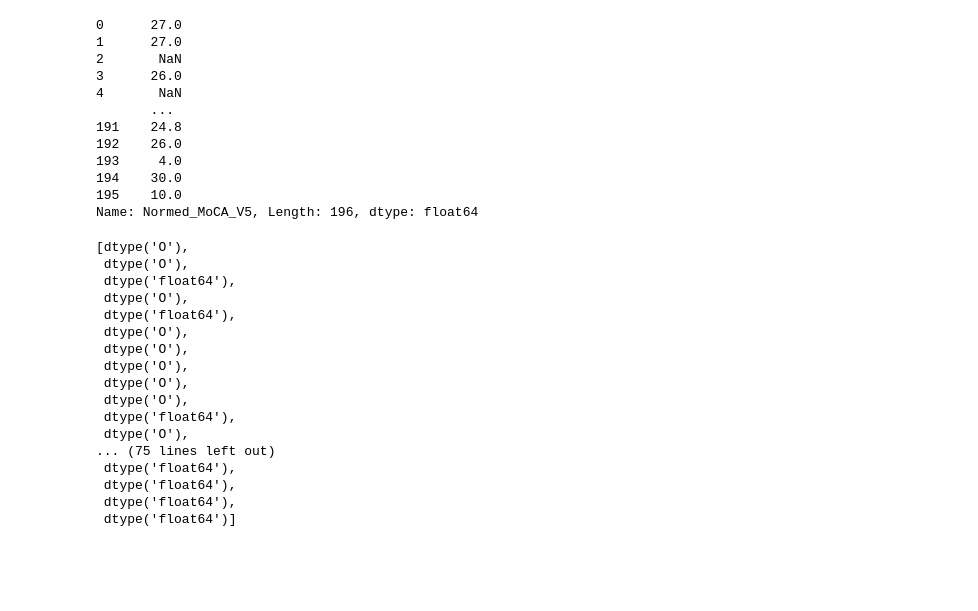
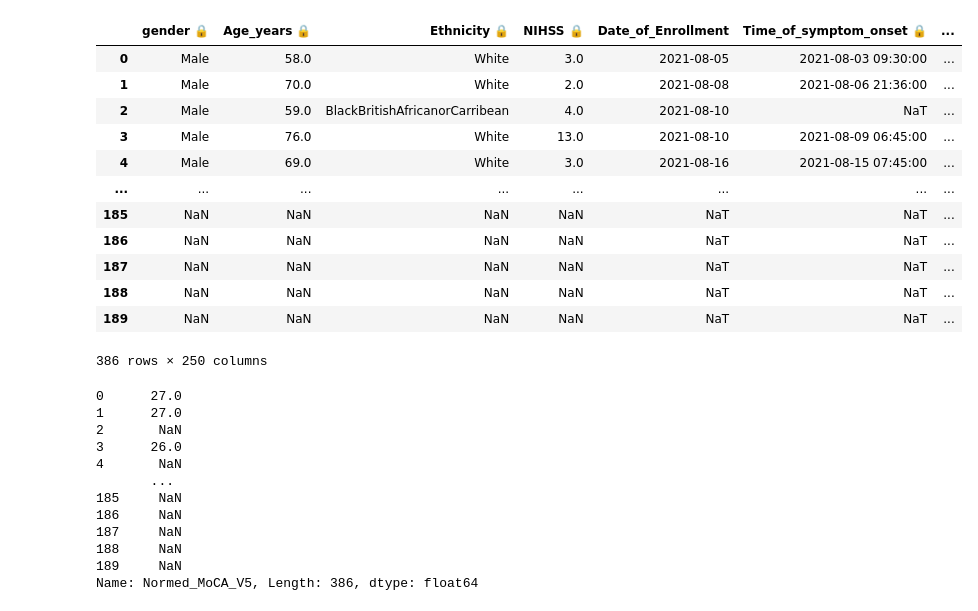
Before and after one commit to happyhypocrite/Stroke-PT, a Jupyter notebook: src/main.ipynb, the cells around one changed output. Drawn from its saved outputs; the diff is of its cells as text; code cells hidden in the pictures; blank space fills up the shorter version.

```diff
--- a/src/main.ipynb
+++ b/src/main.ipynb
@@ -13,3 +66,21 @@ list(data.columns)
+# %%
+full_data = pd.concat([data, ella_data])
+# %%
+full_data.drop(columns=['Study_ID'])
+# %% [output]
+|  | gender 🔒 | Age_years 🔒 | Ethnicity 🔒 | NIHSS 🔒 | Date_of_Enrollment | Time_of_symptom_onset 🔒 | ... |
+| 0 | Male | 58.0 | White | 3.0 | 2021-08-05 | 2021-08-03 09:30:00 | ... |
+| 1 | Male | 70.0 | White | 2.0 | 2021-08-08 | 2021-08-06 21:36:00 | ... |
+| 2 | Male | 59.0 | BlackBritishAfricanorCarribean | 4.0 | 2021-08-10 | NaT | ... |
+| 3 | Male | 76.0 | White | 13.0 | 2021-08-10 | 2021-08-09 06:45:00 | ... |
+| 4 | Male | 69.0 | White | 3.0 | 2021-08-16 | 2021-08-15 07:45:00 | ... |
+| ... | ... | ... | ... | ... | ... | ... | ... |
+| 185 | NaN | NaN | NaN | NaN | NaT | NaT | ... |
+| 186 | NaN | NaN | NaN | NaN | NaT | NaT | ... |
+| 187 | NaN | NaN | NaN | NaN | NaT | NaT | ... |
+| 188 | NaN | NaN | NaN | NaN | NaT | NaT | ... |
+| 189 | NaN | NaN | NaN | NaN | NaT | NaT | ... |
+386 rows × 250 columns
 # %%
 col_to_remove = ['Date_of_Enrollment',
 'Time_of_symptom_onset 🔒',
@@ -129,6 +200,7 @@ data = data.drop(columns=col_to_remove)
 # %%
-print(data['Normed_MoCA_V5'])
-list(data.dtypes)
+print(full_data['Normed_MoCA_V5'])
+list(full_data.dtypes)
+full_data = full_data.dropna(subset=['Normed_MoCA_V5'])
 # %% [output]
 0      27.0
 1      27.0
@@ -136,27 +208,10 @@ list(data.dtypes)
 3      26.0
 4       NaN
        ...
-191    24.8
-192    26.0
-193     4.0
-194    30.0
-195    10.0
-Name: Normed_MoCA_V5, Length: 196, dtype: float64
+185     NaN
+186     NaN
+187     NaN
+188     NaN
+189     NaN
+Name: Normed_MoCA_V5, Length: 386, dtype: float64
-[dtype('O'),
- dtype('O'),
- dtype('float64'),
- dtype('O'),
- dtype('float64'),
- dtype('O'),
- dtype('O'),
- dtype('O'),
- dtype('O'),
- dtype('O'),
- dtype('float64'),
- dtype('O'),
-... (75 lines left out)
- dtype('float64'),
- dtype('float64'),
- dtype('float64'),
- dtype('float64')]
 # %%
```
Also changed, not shown: parts of 17 cells of this notebook, 1 other file.
